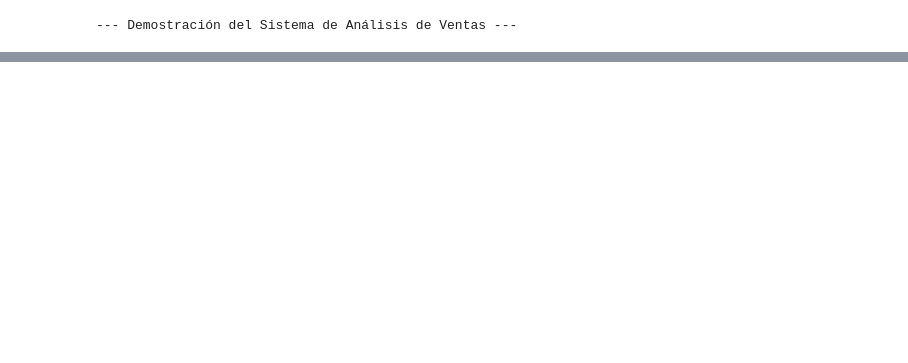
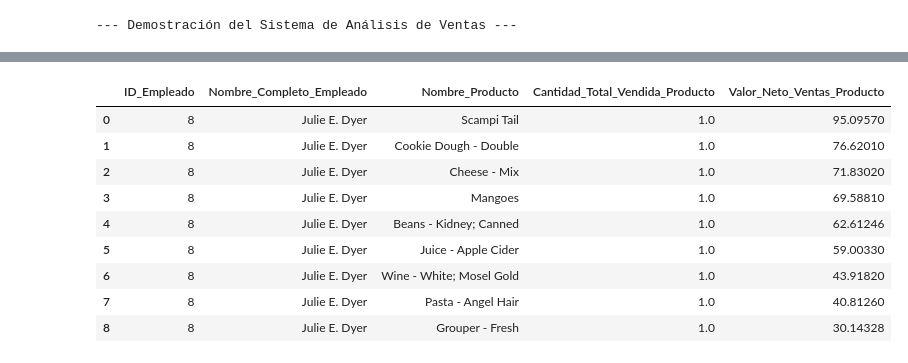
Before and after one commit to gnavarrolema/sistema-de-analisis-de-ventas, a Jupyter notebook: demostracion_sistema.ipynb, the cells around one changed output, grey strips where cells are left out. Saved outputs shown, nothing was run; the diff lists cells and outputs as text; code cells hidden in the pictures; blank space fills up the shorter version.

Commit message:
feat: Definir SP SQL «ResumenVentasPorEmpleado»

```diff
--- a/demostracion_sistema.ipynb
+++ b/demostracion_sistema.ipynb
@@ -580,3 +578,79 @@ INFO     | sistema_ventas.ConexionBD | Consulta exitosa: 5 filas en 0.014s
 | 2 | 5779347 | 0 days 00:34:51 | 144 | Placemat - Scallop; White | 5 | Beverages | ... |
 | 3 | 6106900 | 0 days 00:30:15 | 200 | Garlic - Peeled | 5 | Beverages | ... |
 | 4 | 4738381 | 0 days 00:24:25 | 214 | French Pastry - Mini Chocolate | 5 | Beverages | ... |
+# %%
+# Creación y Uso de Procedimiento Almacenado: ResumenVentasPorEmpleado
+
+# -- Nombre del SP: ResumenVentasPorEmpleado
+#DROP PROCEDURE IF EXISTS ResumenVentasPorEmpleado;
+
+#DELIMITER //
+
+#CREATE PROCEDURE ResumenVentasPorEmpleado(IN id_empleado_param INT)
+#BEGIN
+#    SELECT
+#        e.EmployeeID AS ID_Empleado,
+#        CONCAT(e.FirstName, ' ', IFNULL(CONCAT(e.MiddleInitial, '. '), ''), e.LastName) AS Nombre_Completo_Empleado, -- Más completo
+#        p.ProductName AS Nombre_Producto,
+#        SUM(s.Quantity) AS Cantidad_Total_Vendida_Producto,
+#        SUM(s.Quantity * p.Price * (1 - IFNULL(s.Discount, 0))) AS Valor_Neto_Ventas_Producto
+#    FROM Sales s
+#    JOIN Products p ON s.ProductID = p.ProductID
+#    JOIN Employees e ON s.SalesPersonID = e.EmployeeID
+#    WHERE e.EmployeeID = id_empleado_param
+#    GROUP BY
+#        e.EmployeeID, e.FirstName, e.MiddleInitial, e.LastName, p.ProductID, p.ProductName -- Grupo por columnas originales
+#    ORDER BY
+#        Valor_Neto_Ventas_Producto DESC;
+#END //
+
+#DELIMITER ;
+
+# NOTA: Este Stored Procedure se crea directamente en la base de datos (usando MySQL Workbench)
+#       debido a la necesidad de usar el comando DELIMITER, que no es estándar SQL
+#       para ser enviado directamente a través de todos los conectores Python.
+
+_sql_definicion_sp_resumen_empleado_documentacion = """
+-- Nombre del SP: ResumenVentasPorEmpleado
+DROP PROCEDURE IF EXISTS ResumenVentasPorEmpleado;
+
+DELIMITER //
+
+CREATE PROCEDURE ResumenVentasPorEmpleado(IN id_empleado_param INT)
+BEGIN
+    SELECT
+        e.EmployeeID AS ID_Empleado,
+        CONCAT(e.FirstName, ' ', IFNULL(CONCAT(e.MiddleInitial, '. '), ''), e.LastName) AS Nombre_Completo_Empleado, -- Más completo
+        p.ProductName AS Nombre_Producto,
+        SUM(s.Quantity) AS Cantidad_Total_Vendida_Producto,
+        SUM(s.Quantity * p.Price * (1 - IFNULL(s.Discount, 0))) AS Valor_Neto_Ventas_Producto
+    FROM Sales s
+    JOIN Products p ON s.ProductID = p.ProductID
+    JOIN Employees e ON s.SalesPersonID = e.EmployeeID
+    WHERE e.EmployeeID = id_empleado_param
+    GROUP BY
+        e.EmployeeID, e.FirstName, e.MiddleInitial, e.LastName, p.ProductID, p.ProductName -- Grupo por columnas originales
+    ORDER BY
+        Valor_Neto_Ventas_Producto DESC;
+END //
+
+DELIMITER ;
+"""
+print("Definición del Stored Procedure (para ser ejecutada en un cliente MySQL):\n",
+       _sql_definicion_sp_resumen_empleado_documentacion)
+
+# Demostración de Uso (Llamada al Stored Procedure)
+
+id_empleado_ejemplo = 8
+print(f"\\nLlamando al SP 'ResumenVentasPorEmpleado' para el empleado con ID: {id_empleado_ejemplo}")
+sql_call_sp_empleado5 = f"CALL ResumenVentasPorEmpleado({id_empleado_ejemplo});"
+df_sp_resultado_emp5 = conector_bd1.ejecutar_consulta(sql_call_sp_empleado5)
+
+if df_sp_resultado_emp5 is not None and not df_sp_resultado_emp5.empty:
+    print(f"Resumen de ventas para el empleado ID {id_empleado_ejemplo}:")
+    display(df_sp_resultado_emp5)
+elif df_sp_resultado_emp5 is not None: # Se ejecutó pero no hay filas
+    print(f"El SP se ejecutó pero no arrojó resultados para el empleado ID {id_empleado_ejemplo} (quizás no tiene ventas o el ID no existe).")
+else: # La consulta falló
+    print(f"No se pudo obtener el resumen del SP para el empleado ID {id_empleado_ejemplo}. Revisa los logs de la BD.")
+# %% [output]
@@ -582,0 +674,10 @@ INFO     | sistema_ventas.ConexionBD | Consulta exitosa: 5 filas en 0.014s
+|  | ID_Empleado | Nombre_Completo_Empleado | Nombre_Producto | Cantidad_Total_Vendida_Producto | Valor_Neto_Ventas_Producto |
+| 0 | 8 | Julie E. Dyer | Scampi Tail | 1.0 | 95.09570 |
+| 1 | 8 | Julie E. Dyer | Cookie Dough - Double | 1.0 | 76.62010 |
+| 2 | 8 | Julie E. Dyer | Cheese - Mix | 1.0 | 71.83020 |
+| 3 | 8 | Julie E. Dyer | Mangoes | 1.0 | 69.58810 |
+| 4 | 8 | Julie E. Dyer | Beans - Kidney; Canned | 1.0 | 62.61246 |
+| 5 | 8 | Julie E. Dyer | Juice - Apple Cider | 1.0 | 59.00330 |
+| 6 | 8 | Julie E. Dyer | Wine - White; Mosel Gold | 1.0 | 43.91820 |
+| 7 | 8 | Julie E. Dyer | Pasta - Angel Hair | 1.0 | 40.81260 |
+| 8 | 8 | Julie E. Dyer | Grouper - Fresh | 1.0 | 30.14328 |
```
Also changed, not shown: parts of 10 cells of this notebook.
